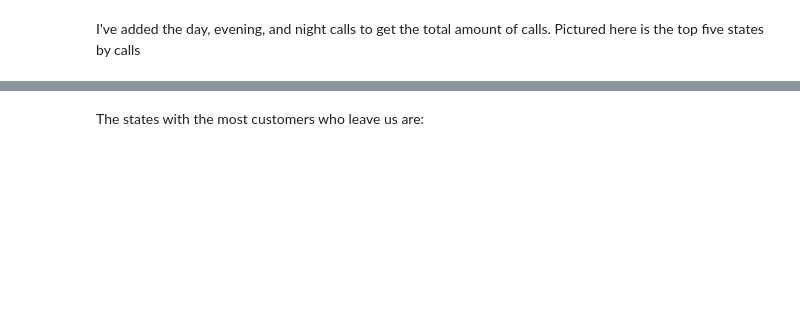
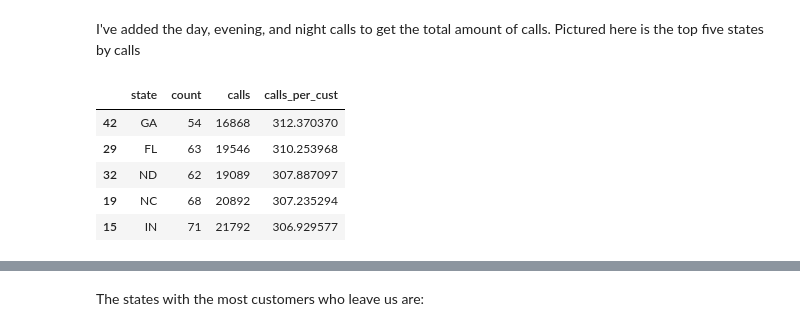
Before and after one commit to OsterMendel/mod3_project, a Jupyter notebook: EDA.ipynb, the cells around one changed output, grey strips where cells are left out. Cells and saved outputs as stored; diff of their text form; code cells hidden in the pictures; blank space fills up the shorter version.

```diff
--- a/EDA.ipynb
+++ b/EDA.ipynb
@@ -81,3 +69,20 @@ plt.savefig('graphs_and_images/top_five_states_by_customer.png')
 # %% [markdown]
 I've added the day, evening, and night calls to get the total amount of calls. Pictured here is the top five states by calls
+# %%
+
+total_call_per_day = df['total day calls'] + df['total eve calls'] + df['total night calls']
+calls_counts = pd.concat([df['state'],total_call_per_day],axis=1)
+states_counts = df['state'].value_counts().reset_index().rename(columns={'index':'state','state':'count'})
+call_by_state = calls_counts.groupby('state')[0].sum().reset_index().rename(columns={0:'calls'})
+calls_per_st = pd.merge(states_counts,call_by_state)
+calls_per_st['calls_per_cust'] = calls_per_st['calls']/calls_per_st['count']
+calls_per_st = calls_per_st.sort_values(by='calls_per_cust',ascending=False)
+calls_per_st[:5]
+# %% [output]
+|  | state | count | calls | calls_per_cust |
+| 42 | GA | 54 | 16868 | 312.370370 |
+| 29 | FL | 63 | 19546 | 310.253968 |
+| 32 | ND | 62 | 19089 | 307.887097 |
+| 19 | NC | 68 | 20892 | 307.235294 |
+| 15 | IN | 71 | 21792 | 306.929577 |
 # %%
```
Also changed, not shown: parts of 8 cells of this notebook, 3 other files.
